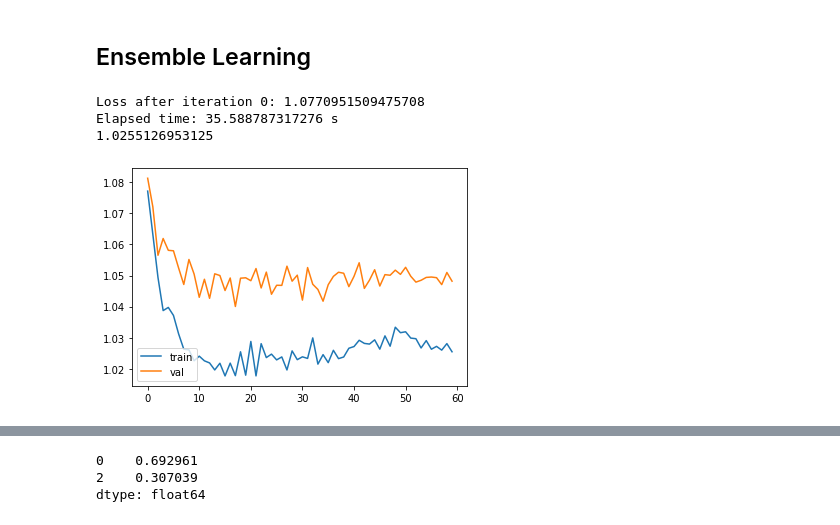
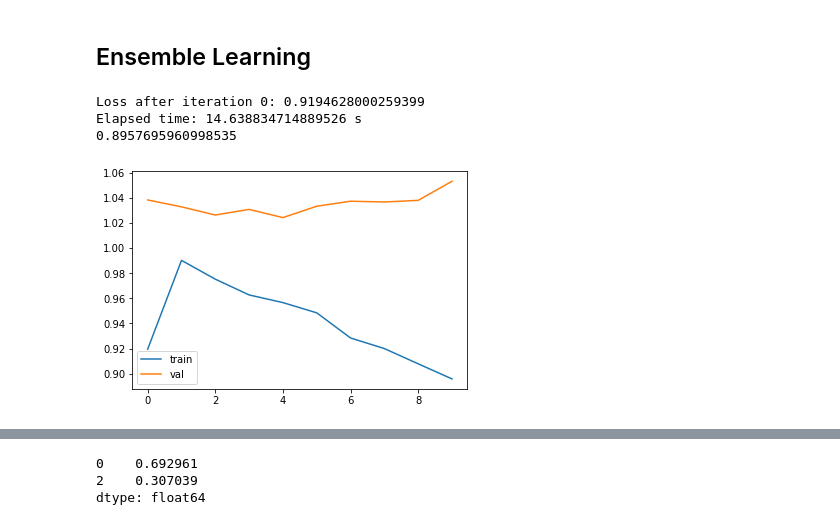
Before and after one commit to jdjd24/Football-Match-Prediction, a Jupyter notebook: 3. Neural Net Model.ipynb, the cells around one changed output, grey strips where cells are left out. Saved outputs shown, nothing was run; the diff lists cells and outputs as text; code cells hidden in the pictures.

Commit message:
automated nn training

```diff
--- a/3. Neural Net Model.ipynb
+++ b/3. Neural Net Model.ipynb
@@ -236,48 +335,43 @@ dtype: int64
 # %%
 def train(model, X_train, Y_train, X_val, Y_val, epochs, batch_size, learning_rate):
     StandardScaler = preprocessing.StandardScaler().fit(X_train.iloc[:,1:])
-
     X_train = pd.DataFrame(StandardScaler.transform(X_train.iloc[:,1:]), index = X_train['match_api_id'], columns = X_train.iloc[:,1:].columns)
     X_val = pd.DataFrame(StandardScaler.transform(X_val.iloc[:,1:]), index = X_val['match_api_id'], columns = X_val.iloc[:,1:].columns)
 
-    # Hyperparameters
-    loss = 0
-    losses = []
-    losses_val = []
-    counter = 0
+    loss, counter = 0, 0
+    losses, losses_val = [], []
 
-
-    dataset = TensorDataset( Tensor(X_train.values), torch.Tensor(Y_train['target'].values) )
+    dataset = TensorDataset(Tensor(X_train.values), torch.Tensor(Y_train['target'].values))
     train_loader = DataLoader(dataset, batch_size = batch_size, shuffle=False)
     optimizer = torch.optim.Adam(model.parameters(), lr=learning_rate, betas=(0.9,0.999), weight_decay=0.1)
     scheduler = torch.optim.lr_scheduler.StepLR(optimizer, step_size= 25 , gamma = 0.1)
-    cross = nn.CrossEntropyLoss()
 
     #Train Model
-
     t = time.time()
     for epoch in range(epochs):
         for x, y in iter(train_loader):
             model.train()
             model.zero_grad()
 
+            #forward
             y_pred = model(x)
-            y_val_pred = model(Tensor(X_val.values))
+            loss = cross(y_pred, y.long())
+            losses.append(loss.item())
 
-            loss = cross(y_pred, y.long())
-            loss_val = cross(y_val_pred, Tensor(y_val['target'].values).long())
-
-            if counter % 500 ==0:
-                print('Loss after iteration {}: {}'.format(counter, loss.item()))
-
-            losses.append(loss.item())
-            losses_val.append(loss_val.item())
-
+            #backward + update
             loss.backward()
             optimizer.step()
 
+            #Val error
+            with torch.no_grad():
+                y_val_pred = model(Tensor(X_val.values))
+                loss_val = cross(y_val_pred, Tensor(Y_val['target'].values).long())
+                losses_val.append(loss_val.item())
+
+            if counter % 100 ==0:
+                print('Loss after iteration {}: {}'.format(counter, loss.item()))
+
             counter+=1
-        counter+=1
         scheduler.step()
     time.time()-t
 
@@ -290,8 +384,8 @@ def train(model, X_train, Y_train, X_val, Y_val, epochs, batch_size, learning_ra
     plt.show()
 
     #Eval
-    print('Train Accuracy: {}'.format(evaluate(model, X_train, Y_train)))
-    print('Val Accuracy: {}'.format(evaluate(model, X_val, Y_val)))
+    print('Train Accuracy, Log Loss: {}'.format(evaluate(model, X_train, Y_train)))
+    print('Val Accuracy, Log Loss: {}'.format(evaluate(model, X_val, Y_val)))
 # %%
 def evaluate(model, x, y):
     model.eval()
@@ -302,11 +396,11 @@ def evaluate(model, x, y):
 
     return sklearn.metrics.accuracy_score(pred_results, y['target'])
 # %%
-train(LinearNN1, x1, y1, x_val, y_val,  30, 4096, 0.01)
+train(model6.model, x1, y1, x1_val, y1_val,  10, len(x1), 0.001)
 #train(LinearNN2, x2, y2, x_val, y_val,  20, len(x2), 0.0001)
 #train(LinearNN3, x3, y3, x_val, y_val,  50, 4096, 0.001)
 # %% [output]
-Loss after iteration 0: 1.0770951509475708
-Elapsed time: 35.588787317276 s
-1.0255126953125
+Loss after iteration 0: 0.9194628000259399
+Elapsed time: 14.638834714889526 s
+0.8957695960998535
-[figure, old version]
+[figure, new version]
```
Also changed, not shown: parts of 4 cells of this notebook, 2 other files.
